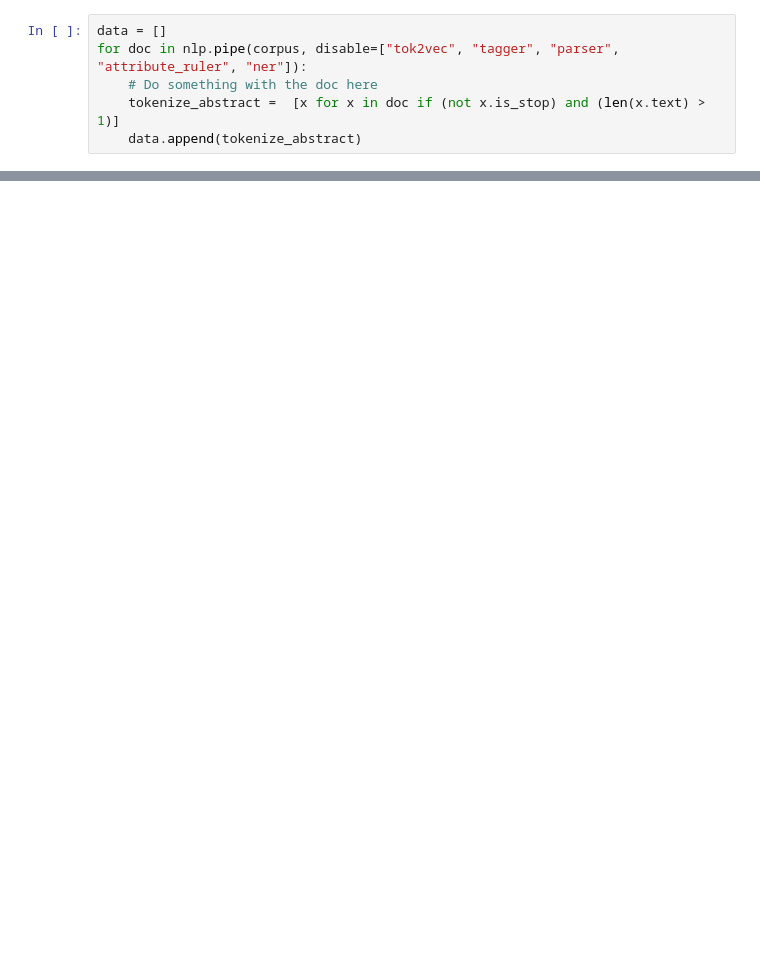
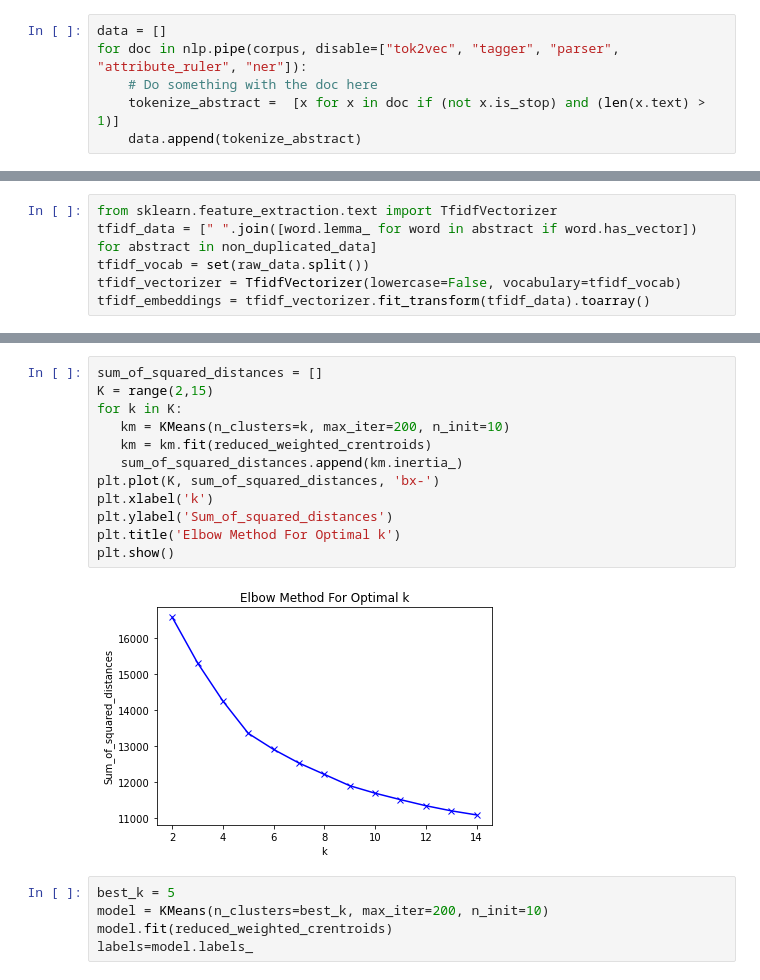
Before and after one commit to jato25/NSFClustering, a Jupyter notebook: NSFClustering.ipynb, the cells around one changed output, grey strips where cells are left out. Saved outputs shown, nothing was run; the diff lists cells and outputs as text; blank space fills up the shorter version.

```diff
--- a/NSFClustering.ipynb
+++ b/NSFClustering.ipynb
@@ -63,0 +86,6 @@ Total variance explained 0.85
+# %%
+from sklearn.feature_extraction.text import TfidfVectorizer
+tfidf_data = [" ".join([word.lemma_ for word in abstract if word.has_vector]) for abstract in non_duplicated_data]
+tfidf_vocab = set(raw_data.split())
+tfidf_vectorizer = TfidfVectorizer(lowercase=False, vocabulary=tfidf_vocab)
+tfidf_embeddings = tfidf_vectorizer.fit_transform(tfidf_data).toarray()
@@ -85,0 +122,19 @@ MemoryError: Unable to allocate 41.2 GiB for an array with shape (48674, 113553)
+# %%
+sum_of_squared_distances = []
+K = range(2,15)
+for k in K:
+   km = KMeans(n_clusters=k, max_iter=200, n_init=10)
+   km = km.fit(reduced_weighted_crentroids)
+   sum_of_squared_distances.append(km.inertia_)
+plt.plot(K, sum_of_squared_distances, 'bx-')
+plt.xlabel('k')
+plt.ylabel('Sum_of_squared_distances')
+plt.title('Elbow Method For Optimal k')
+plt.show()
+# %% [output]
+[figure, added]
+# %%
+best_k = 5
+model = KMeans(n_clusters=best_k, max_iter=200, n_init=10)
+model.fit(reduced_weighted_crentroids)
+labels=model.labels_
```
Also changed, not shown: parts of 22 cells of this notebook.
